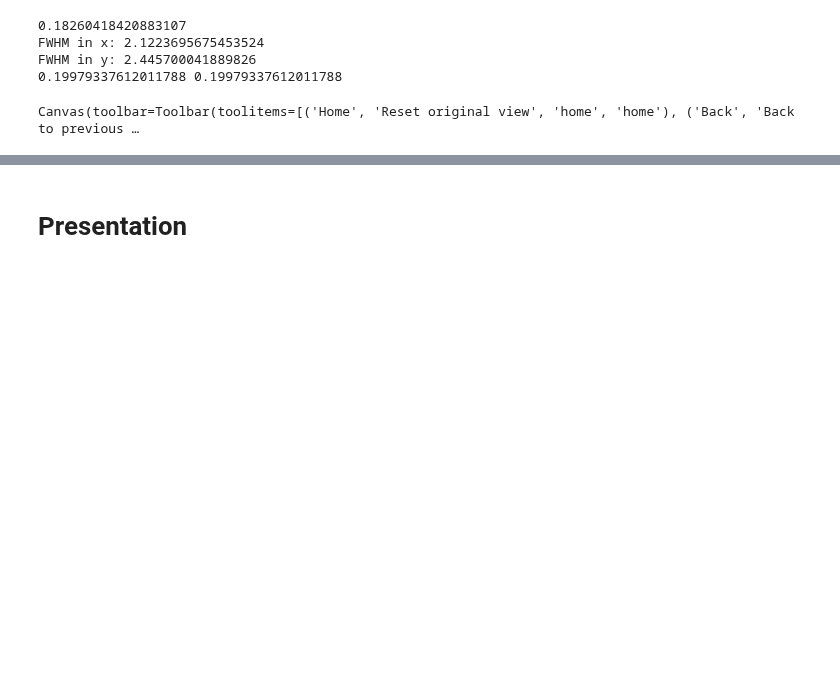
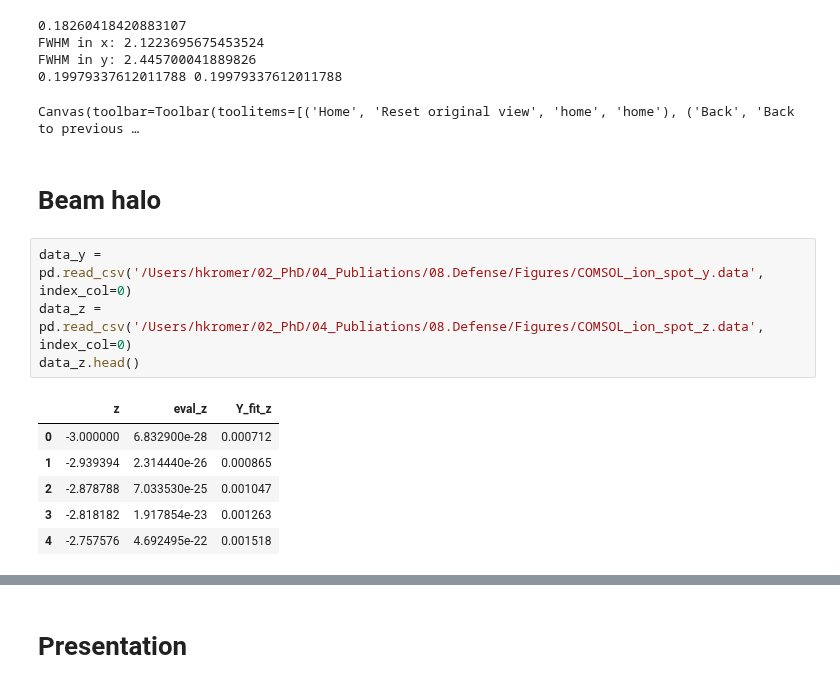
Before and after one commit to kromerh/phd_python, a Jupyter notebook: 03_COMSOL/03_BeamOptics/09.EmittingSpotSizeSimulation/03.EmittingSpotSize_Mesh_refinement_particle_on_target.ipynb, the cells around one changed output, grey strips where cells are left out. Drawn from its saved outputs; the diff is of its cells as text; blank space fills up the shorter version.

```diff
--- a/03_COMSOL/03_BeamOptics/09.EmittingSpotSizeSimulation/03.EmittingSpotSize_Mesh_refinement_particle_on_target.ipynb
+++ b/03_COMSOL/03_BeamOptics/09.EmittingSpotSizeSimulation/03.EmittingSpotSize_Mesh_refinement_particle_on_target.ipynb
@@ -535,3 +535,16 @@ FWHM in x: 2.1223695675453524
 FWHM in y: 2.445700041889826
 0.19979337612011788 0.19979337612011788
 Canvas(toolbar=Toolbar(toolitems=[('Home', 'Reset original view', 'home', 'home'), ('Back', 'Back to previous …
+# %% [markdown]
+# Beam halo
+# %%
+data_y = pd.read_csv('/Users/hkromer/02_PhD/04_Publiations/08.Defense/Figures/COMSOL_ion_spot_y.data', index_col=0)
+data_z = pd.read_csv('/Users/hkromer/02_PhD/04_Publiations/08.Defense/Figures/COMSOL_ion_spot_z.data', index_col=0)
+data_z.head()
+# %% [output]
+|  | z | eval_z | Y_fit_z |
+| 0 | -3.000000 | 6.832900e-28 | 0.000712 |
+| 1 | -2.939394 | 2.314440e-26 | 0.000865 |
+| 2 | -2.878788 | 7.033530e-25 | 0.001047 |
+| 3 | -2.818182 | 1.917854e-23 | 0.001263 |
+| 4 | -2.757576 | 4.692495e-22 | 0.001518 |
```
Also changed, not shown: parts of 1 cell of this notebook, 3 other files.
